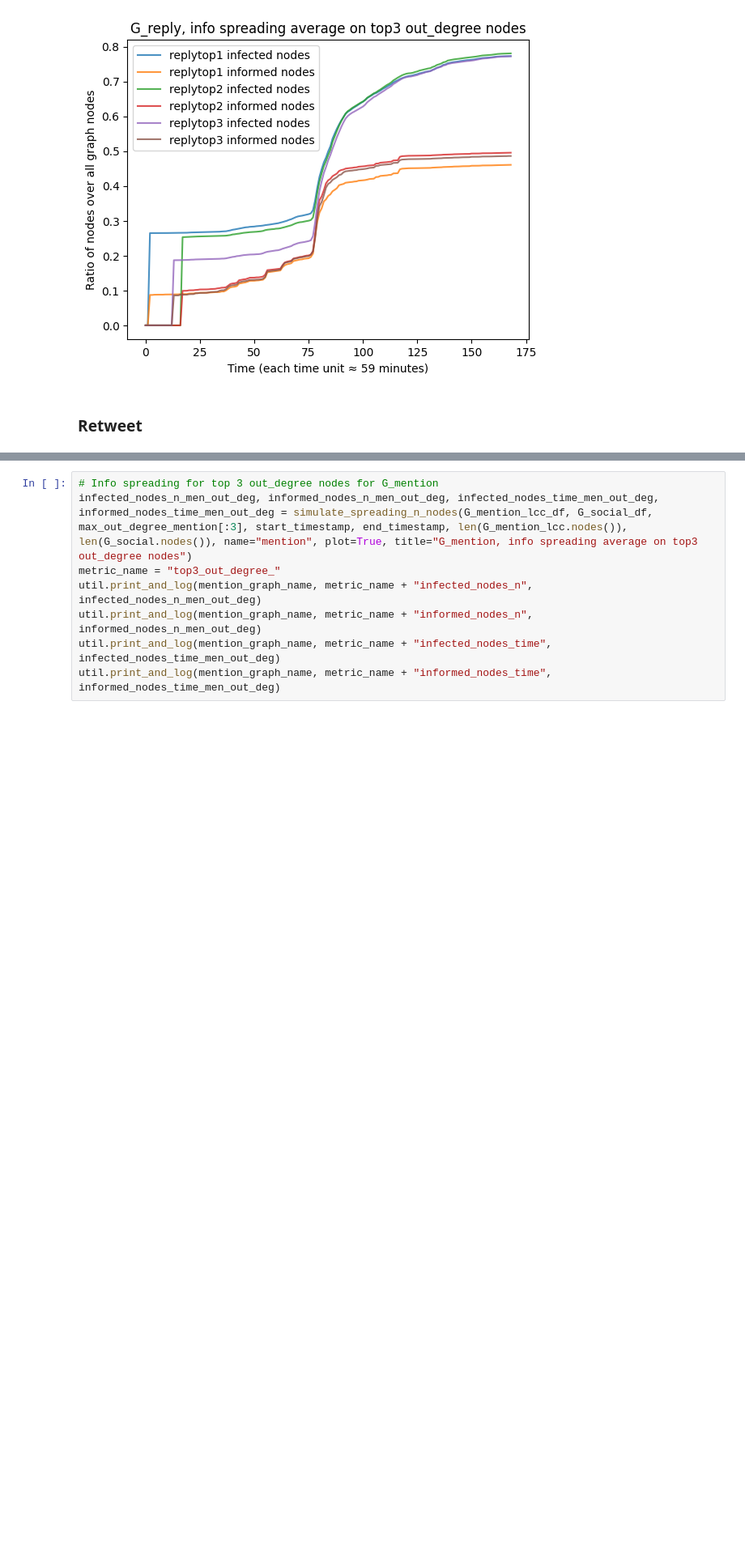
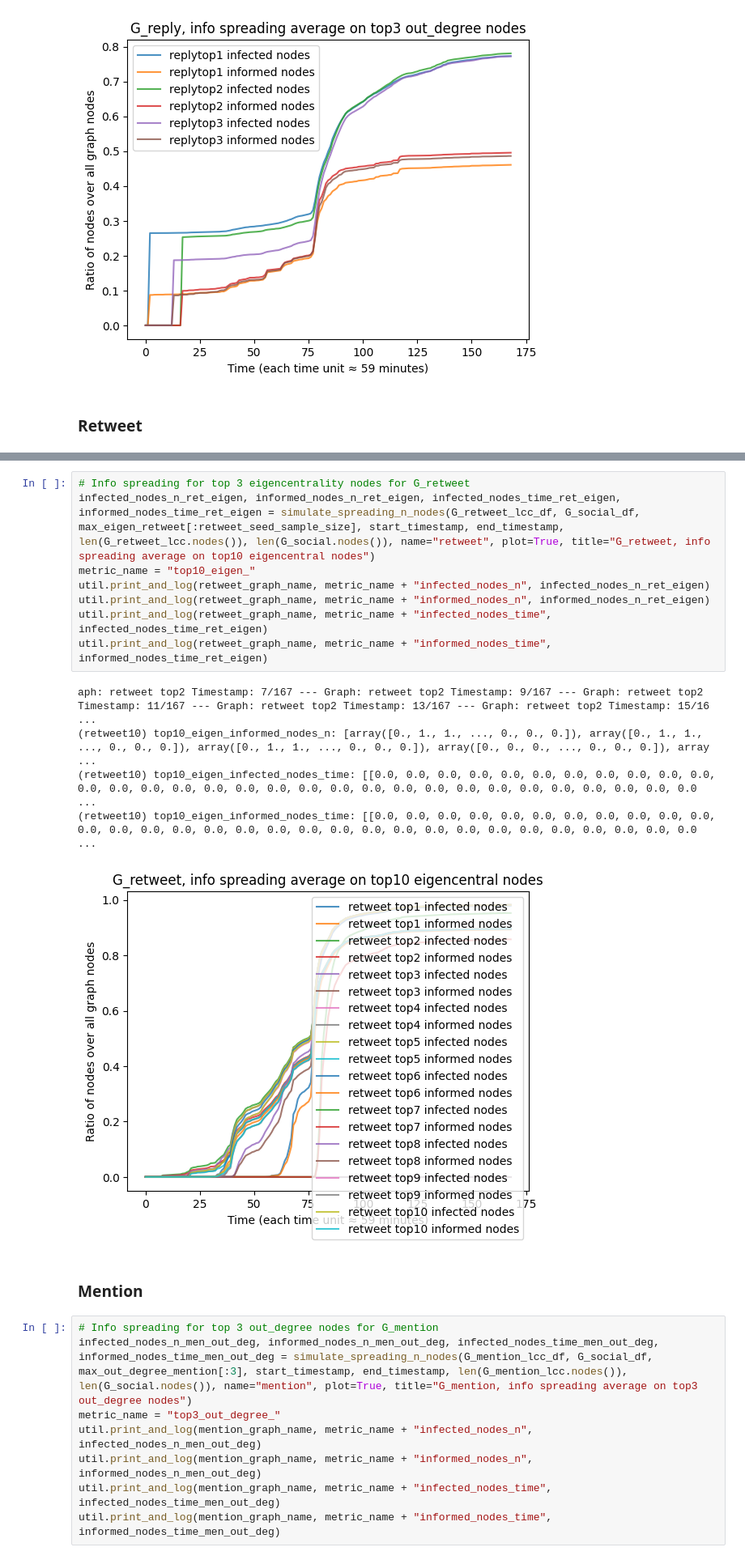
Before and after one commit to francescoopiccoli/higgs-twitter-network-science, a Jupyter notebook: src/process_final.ipynb, the cells around one changed output, grey strips where cells are left out. Shown at 81% size. Cells and saved outputs as stored; diff of their text form; blank space fills up the shorter version.

```diff
--- a/src/process_final.ipynb
+++ b/src/process_final.ipynb
@@ -410,3 +424,19 @@ util.print_and_log(retweet_graph_name, metric_name + "informed_nodes_time", info
+# %%
+# Info spreading for top 3 eigencentrality nodes for G_retweet
+infected_nodes_n_ret_eigen, informed_nodes_n_ret_eigen, infected_nodes_time_ret_eigen, informed_nodes_time_ret_eigen = simulate_spreading_n_nodes(G_retweet_lcc_df, G_social_df, max_eigen_retweet[:retweet_seed_sample_size], start_timestamp, end_timestamp, len(G_retweet_lcc.nodes()), len(G_social.nodes()), name="retweet", plot=True, title="G_retweet, info spreading average on top10 eigencentral nodes")
+metric_name = "top10_eigen_"
+util.print_and_log(retweet_graph_name, metric_name + "infected_nodes_n", infected_nodes_n_ret_eigen)
+util.print_and_log(retweet_graph_name, metric_name + "informed_nodes_n", informed_nodes_n_ret_eigen)
+util.print_and_log(retweet_graph_name, metric_name + "infected_nodes_time", infected_nodes_time_ret_eigen)
+util.print_and_log(retweet_graph_name, metric_name + "informed_nodes_time", informed_nodes_time_ret_eigen)
+# %% [output]
+aph: retweet top2 Timestamp: 7/167 --- Graph: retweet top2 Timestamp: 9/167 --- Graph: retweet top2 Timestamp: 11/167 --- Graph: retweet top2 Timestamp: 13/167 --- Graph: retweet top2 Timestamp: 15/16 ...
+(retweet10) top10_eigen_informed_nodes_n: [array([0., 1., 1., ..., 0., 0., 0.]), array([0., 1., 1., ..., 0., 0., 0.]), array([0., 1., 1., ..., 0., 0., 0.]), array([0., 0., 0., ..., 0., 0., 0.]), array ...
+(retweet10) top10_eigen_infected_nodes_time: [[0.0, 0.0, 0.0, 0.0, 0.0, 0.0, 0.0, 0.0, 0.0, 0.0, 0.0, 0.0, 0.0, 0.0, 0.0, 0.0, 0.0, 0.0, 0.0, 0.0, 0.0, 0.0, 0.0, 0.0, 0.0, 0.0, 0.0, 0.0, 0.0, 0.0, 0.0 ...
+(retweet10) top10_eigen_informed_nodes_time: [[0.0, 0.0, 0.0, 0.0, 0.0, 0.0, 0.0, 0.0, 0.0, 0.0, 0.0, 0.0, 0.0, 0.0, 0.0, 0.0, 0.0, 0.0, 0.0, 0.0, 0.0, 0.0, 0.0, 0.0, 0.0, 0.0, 0.0, 0.0, 0.0, 0.0, 0.0 ...
+[figure, added]
+# %% [markdown]
+### Mention
 # %%
 # Info spreading for top 3 out_degree nodes for G_mention
 infected_nodes_n_men_out_deg, informed_nodes_n_men_out_deg, infected_nodes_time_men_out_deg, informed_nodes_time_men_out_deg = simulate_spreading_n_nodes(G_mention_lcc_df, G_social_df, max_out_degree_mention[:3], start_timestamp, end_timestamp, len(G_mention_lcc.nodes()), len(G_social.nodes()), name="mention", plot=True, title="G_mention, info spreading average on top3 out_degree nodes")
```
Also changed, not shown: parts of 15 cells of this notebook, 2 other files.
